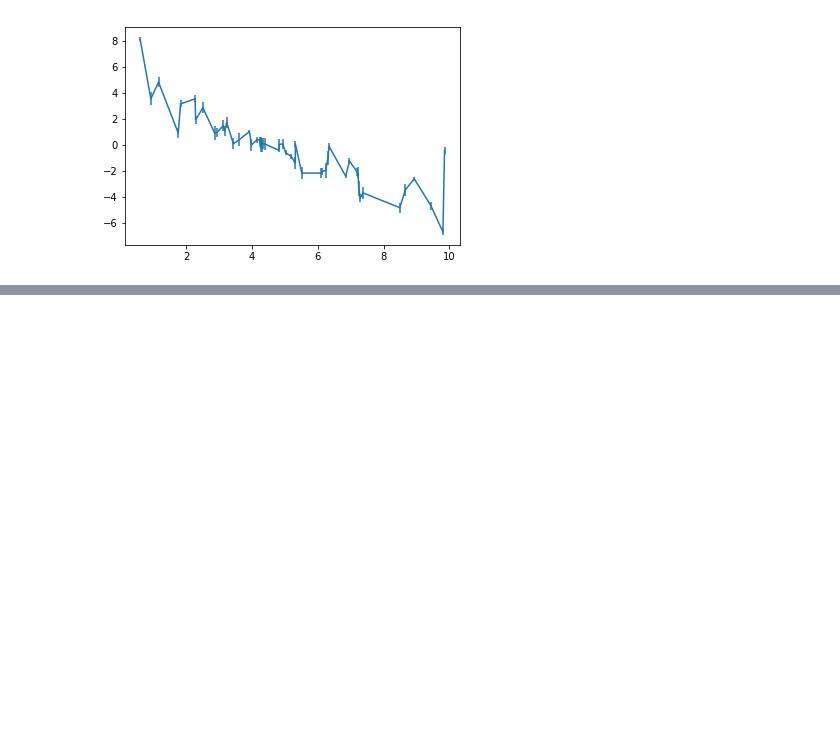
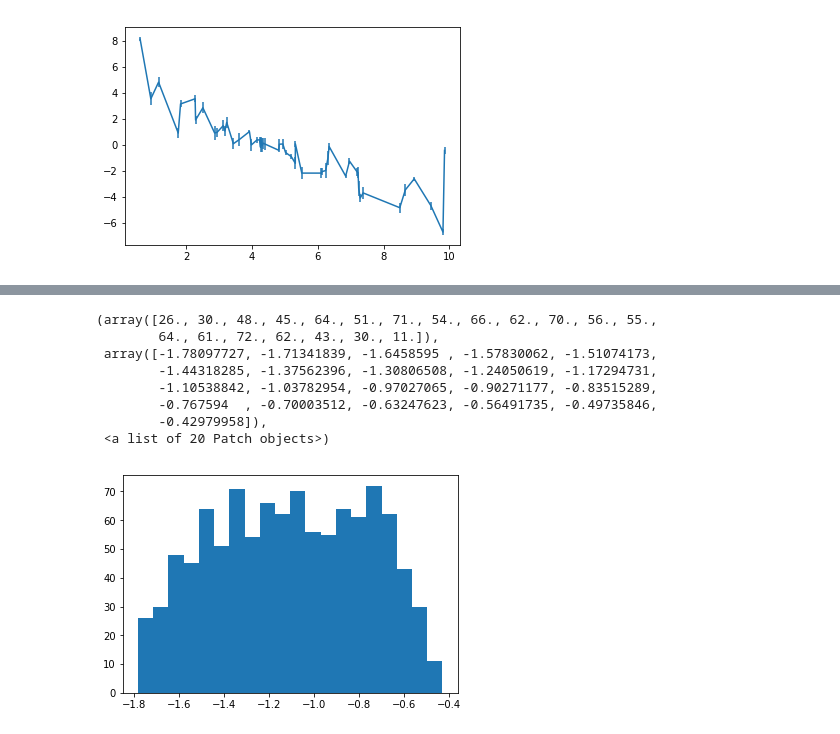
Before and after one commit to DCIDA2019/da2020-ChavezUriel, a Jupyter notebook: Semana6/Clase6.ipynb, the cells around one changed output, grey strips where cells are left out. Drawn from its saved outputs; the diff is of its cells as text; code cells hidden in the pictures; blank space fills up the shorter version.

```diff
--- a/Semana6/Clase6.ipynb
+++ b/Semana6/Clase6.ipynb
@@ -61,0 +104,3 @@ plt.plot(x,y2)
+# %%
+mat=mat[mat.iloc[:,0]<3000]
+mat
@@ -61,0 +126,12 @@ plt.plot(x,y2)
+# %%
+plt.hist(mat[1],bins=20)
+# %% [output]
+(array([26., 30., 48., 45., 64., 51., 71., 54., 66., 62., 70., 56., 55.,
+        64., 61., 72., 62., 43., 30., 11.]),
+ array([-1.78097727, -1.71341839, -1.6458595 , -1.57830062, -1.51074173,
+        -1.44318285, -1.37562396, -1.30806508, -1.24050619, -1.17294731,
+        -1.10538842, -1.03782954, -0.97027065, -0.90271177, -0.83515289,
+        -0.767594  , -0.70003512, -0.63247623, -0.56491735, -0.49735846,
+        -0.42979958]),
+ <a list of 20 Patch objects>)
+[figure, added]
```
Also changed, not shown: parts of 13 cells of this notebook.
